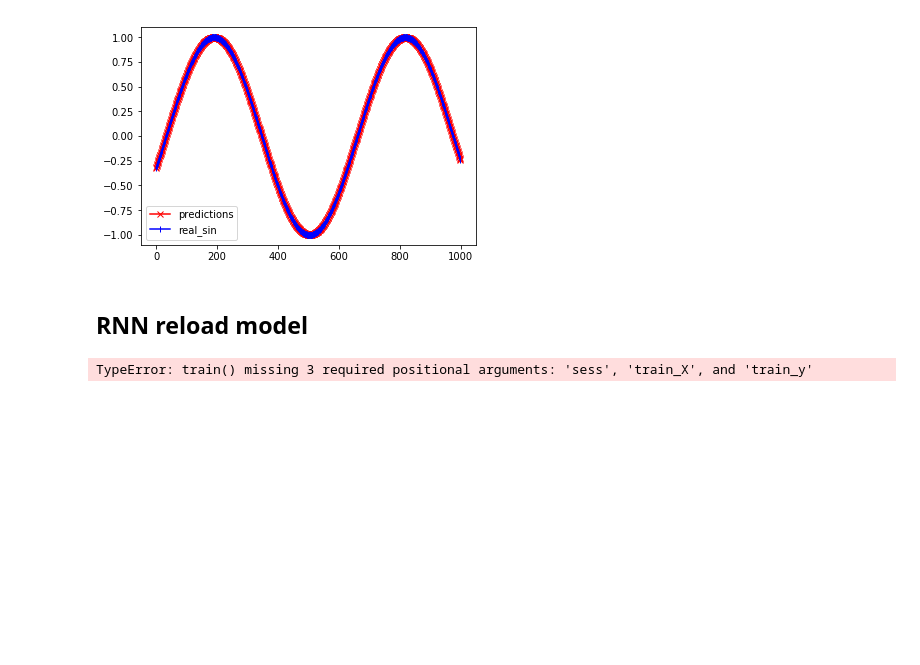
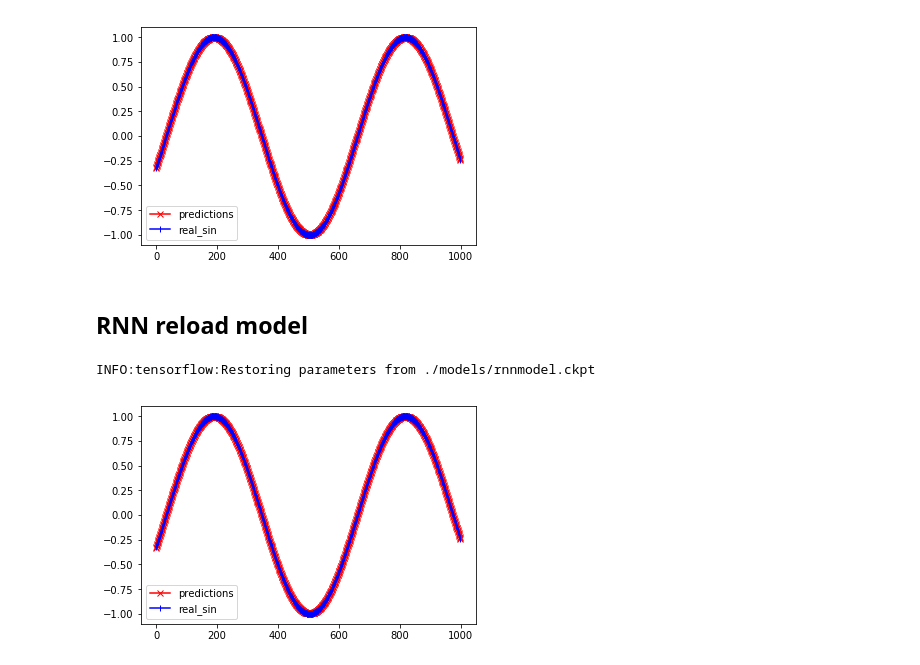
Before and after one commit to xindaqi/python, a Jupyter notebook: TensorflowProject/RNN_test/RNN_train_sin.ipynb, the cells around one changed output. Drawn from its saved outputs; the diff is of its cells as text; code cells hidden in the pictures; blank space fills up the shorter version.

```diff
--- a/TensorflowProject/RNN_test/RNN_train_sin.ipynb
+++ b/TensorflowProject/RNN_test/RNN_train_sin.ipynb
@@ -217,44 +217,49 @@ def train(sess, train_X, train_y):
     ds = tf.data.Dataset.from_tensor_slices((train_X, train_y))
     ds = ds.repeat().shuffle(1000).batch(BATCH_SIZE)
     x_input, y_input = ds.make_one_shot_iterator().get_next()
+    x_input, y_input = sess.run([x_input, y_input])
     for i in range(TRAINING_STEPS):
         _, l = sess.run([train_op, loss], feed_dict={X: x_input, y: y_input})
         if i % 1000 == 0:
             print("train step:{}, loss: {}".format(str(i), str(l)))
             saver.save(sess, os.path.join(MODEL_SAVE_PATH, MODEL_NAME))
 def train_model():
     with tf.Session() as sess:
         train(sess, train_X, train_y)
 
 g_params = tf.Graph()
 with g_params.as_default():
     X = tf.placeholder(tf.float32, [None, 1, 10])
     y = tf.placeholder(tf.float32, [None, 1])
     predictions, loss, train_op = lstm_model(X, [0.0], False)
 
 def load_model():
-    outputs = []
+    pre_outputs = []
     with tf.Session(graph=g_params) as sess:
         saver = tf.train.Saver()
         ckpt = tf.train.get_checkpoint_state("./models")
         model_path = ckpt.model_checkpoint_path
         saver.restore(sess, model_path)
         for i in range(TESTING_EXAMPLES):
             input_data = np.expand_dims(test_X[i], 0)
-#             print("input data: {}".format(input_data.shape))
             pre = sess.run(predictions, feed_dict={X: input_data})
-            outputs.append(pre)
-#             print("prediction value: {}".format(pre))
-    outputs = np.array(outputs).squeeze()
+            pre_outputs.append(pre)
+    outputs = np.array(pre_outputs).squeeze()
     plt.figure()
     plt.plot(outputs, label='predictions', marker='x', color='r')
     plt.plot(test_y, label='real_sin', marker='|', color='b')
     plt.legend()
     plt.show()
 
+test_start = (TRAINING_EXAMPLES+TIMESTEPS)*SAMPLE_GAP
+test_end = test_start+(TESTING_EXAMPLES+TIMESTEPS)*SAMPLE_GAP
+
+train_X, train_y = generate_data(np.sin(np.linspace(0, test_start, TRAINING_EXAMPLES+TIMESTEPS, dtype=np.float32)))
+test_X, test_y = generate_data(np.sin(np.linspace(test_start, test_end, TESTING_EXAMPLES+TIMESTEPS, dtype=np.float32)))
 
 if __name__ == "__main__":
-    train_model()
-#     load_model()
+#     train_model()
+    load_model()
 # %% [output]
-TypeError: train() missing 3 required positional arguments: 'sess', 'train_X', and 'train_y'
+INFO:tensorflow:Restoring parameters from ./models/rnnmodel.ckpt
+[figure, added]
```
